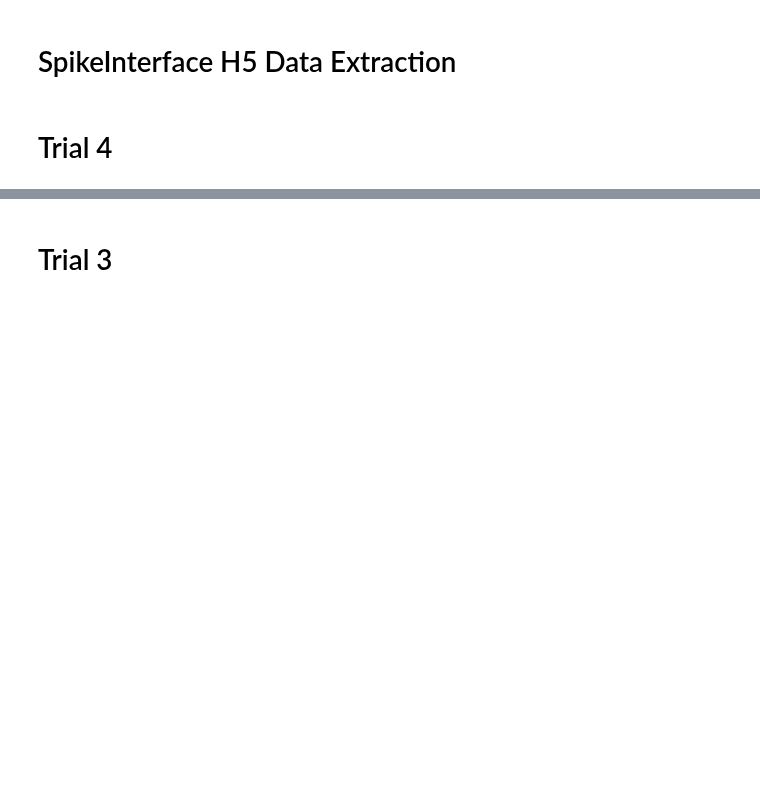
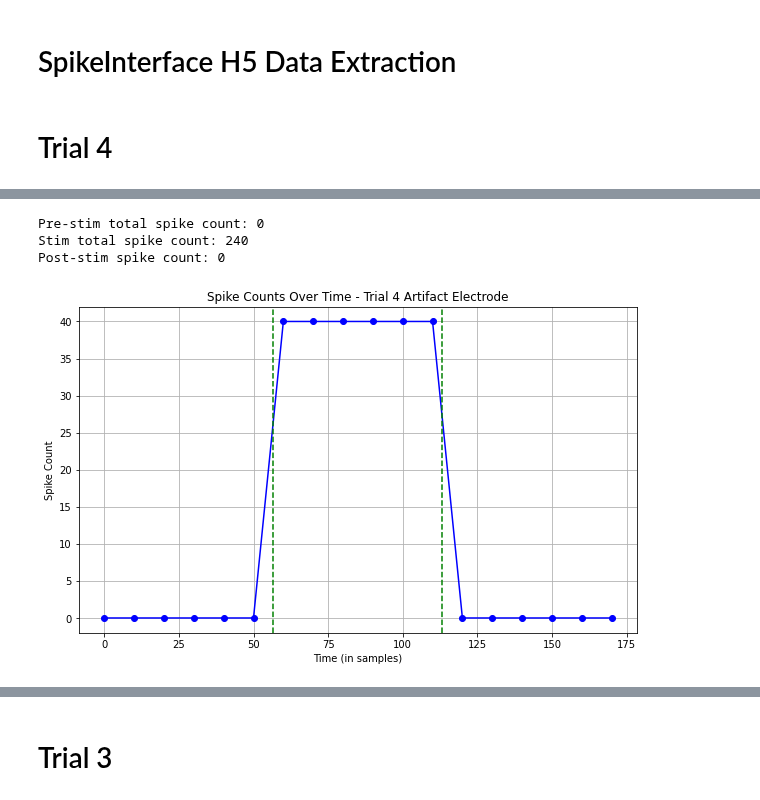
Before and after one commit to roybens/MEA_Analysis, a Jupyter notebook: IPNAnalysis/StimAnalysisNB.ipynb, the cells around one changed output, grey strips where cells are left out. Drawn from its saved outputs; the diff is of its cells as text; code cells hidden in the pictures; blank space fills up the shorter version.

```diff
--- a/IPNAnalysis/StimAnalysisNB.ipynb
+++ b/IPNAnalysis/StimAnalysisNB.ipynb
@@ -50,0 +53,7 @@ AttributeError: 'numpy.int32' object has no attribute 'type'
+# %%
+trial4_data.plot_spike_counts('artifact', trial_no=4)
+# %% [output]
+Pre-stim total spike count: 0
+Stim total spike count: 240
+Post-stim spike count: 0
+[figure, added]
```
Also changed, not shown: parts of 7 cells of this notebook, 1 other file.
